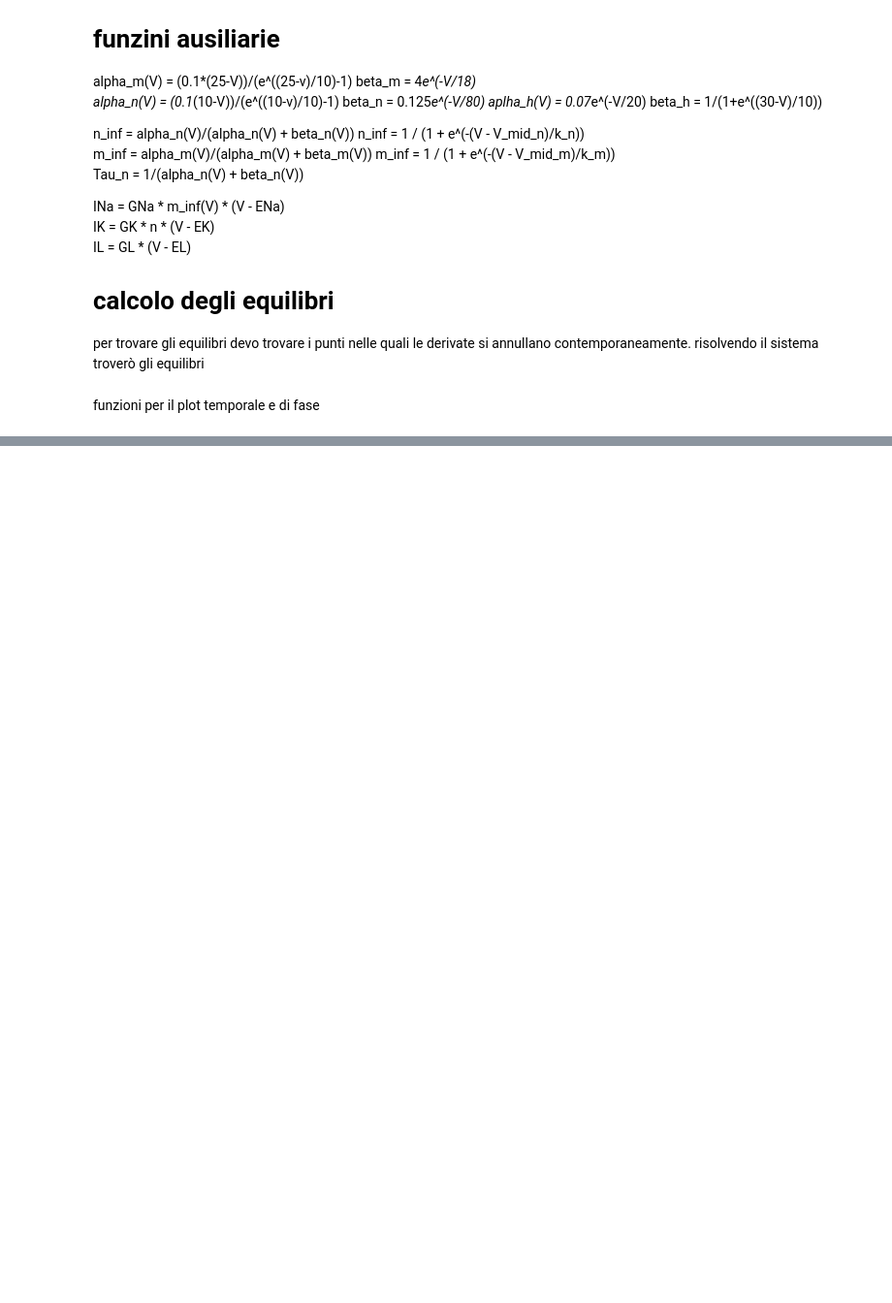
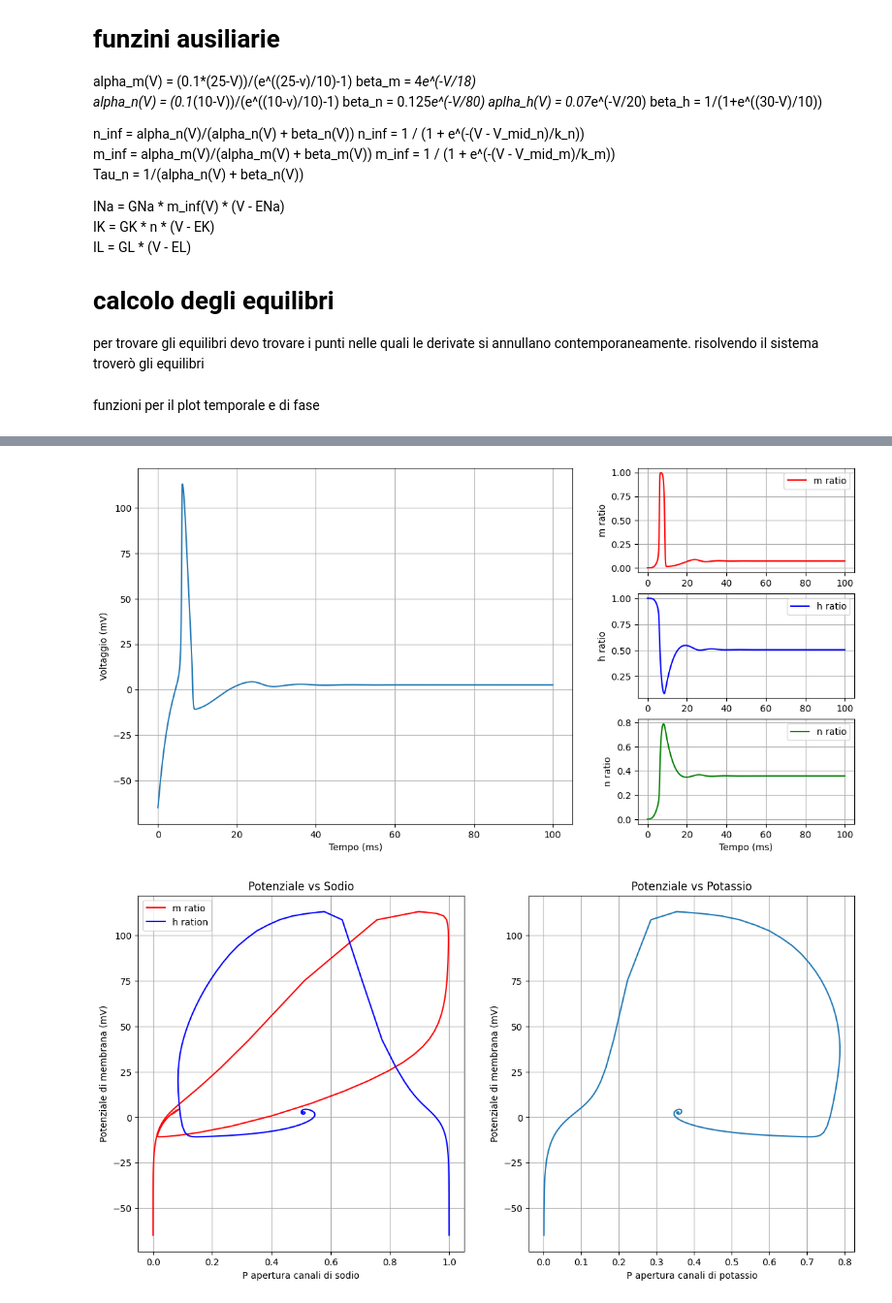
Before and after one commit to pietromihelj/modelli-e-sistemi-complessi, a Jupyter notebook: multistabilità_in_sistemi_neutonali_Pietro_Mihelj.ipynb, the cells around one changed output, grey strips where cells are left out. Shown: that part at 97% size. Drawn from its saved outputs; the diff is of its cells as text; code cells hidden in the pictures; blank space fills up the shorter version.

```diff
--- a/multistabilità_in_sistemi_neutonali_Pietro_Mihelj.ipynb
+++ b/multistabilità_in_sistemi_neutonali_Pietro_Mihelj.ipynb
@@ -206,0 +275,19 @@ def equilibrium_plot_V_Ie(V0,Cm,Gna,ENa,Gk,Ek,Gl,El,Ie_list):
+# %%
+Cm = 1
+Gna = 120
+Gk = 36
+Gl = 0.3
+ENa = 115
+Ek = -12
+El = -10.4
+Ie = 10
+V0 = -65.0
+T = 1000
+n_p = 10000
+
+time_plots(100,n_p,V0,Cm,Gna,Gk,Gl,ENa,Ek,El,Ie)
+phase_plots(T,n_p,V0,Cm,Gna,Gk,Gl,ENa,Ek,El,Ie)
+equilibrium_plot_V_Ie(-65.0,Cm,Gna,ENa,Gk,Ek,Gl,El,np.linspace(0,16,1000))
+# %% [output]
+[figure, added]
+[figure, added]
```
Also changed, not shown: parts of 19 cells of this notebook.
